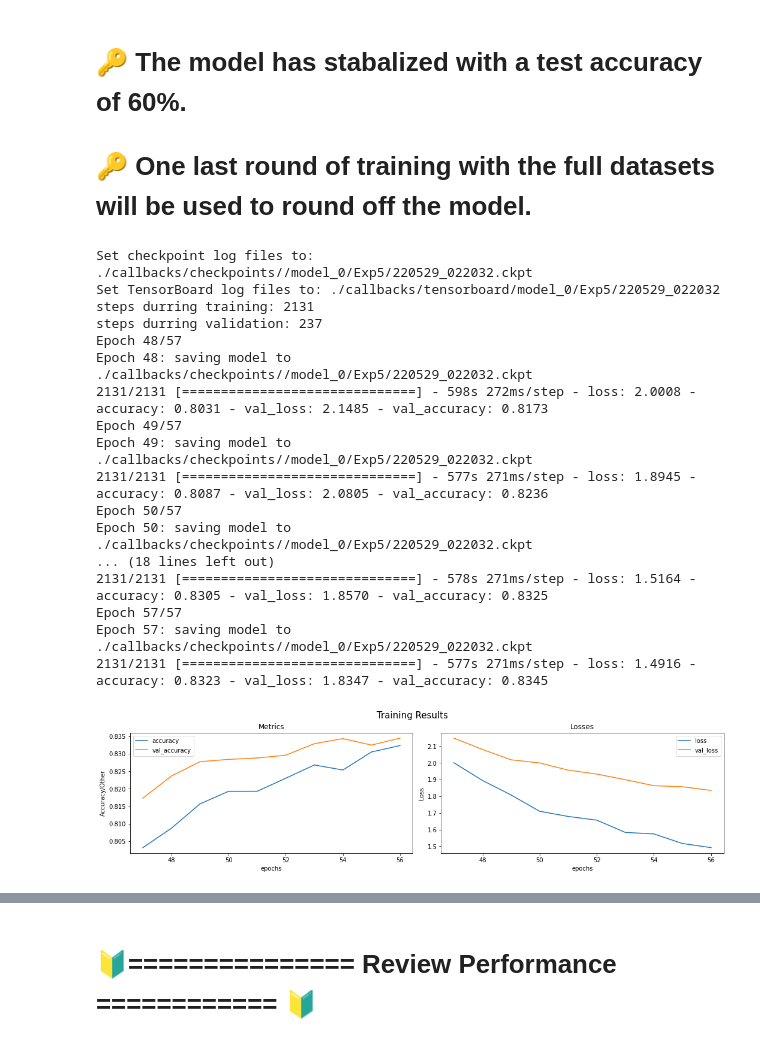
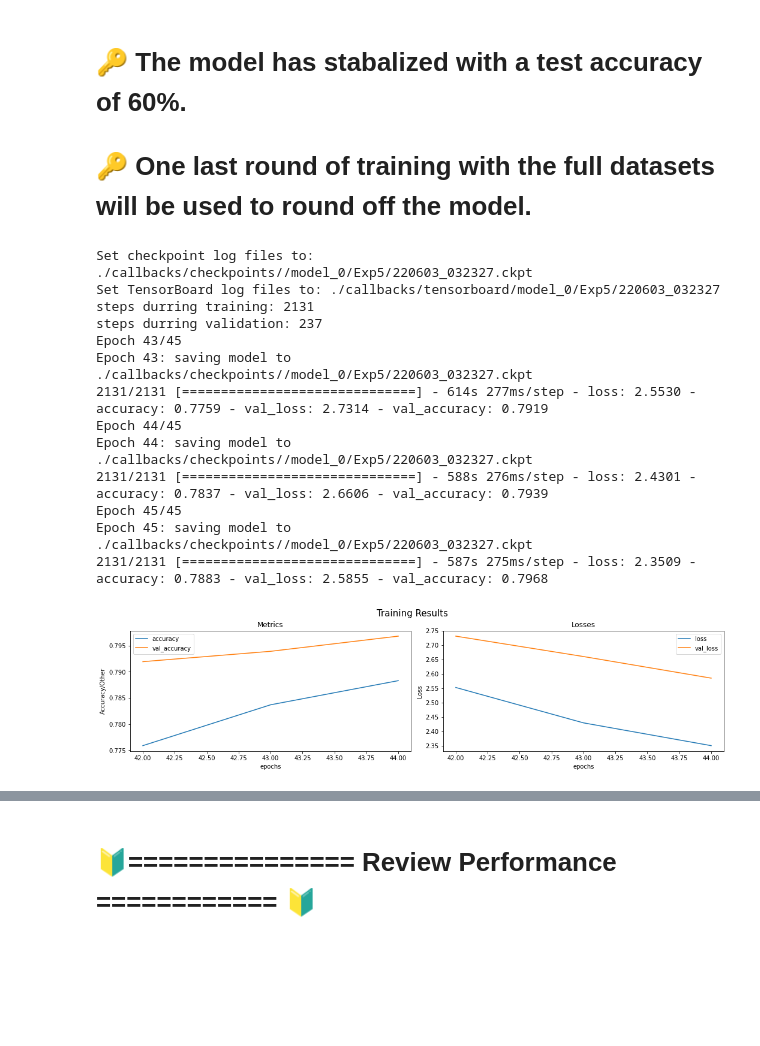
Before and after one commit to delta2echo/tensorflow_portfolio, a Jupyter notebook: 04_Transfer_Learning/04_Transfer_Learning_Project.ipynb, the cells around one changed output, grey strips where cells are left out. Drawn from its saved outputs; the diff is of its cells as text; code cells hidden in the pictures; blank space fills up the shorter version.

```diff
--- a/04_Transfer_Learning/04_Transfer_Learning_Project.ipynb
+++ b/04_Transfer_Learning/04_Transfer_Learning_Project.ipynb
@@ -255,9 +255,9 @@ ExpNum = CNTR(1)
 layer_data_augment = Sequential([Input(shape=INPUT_SHAPE,name='Aug_Input'),
                                  RandomFlip('horizontal',seed=SEED+1),
                                  RandomRotation(factor=(-0.10,0.10),seed=SEED+2),
-                                 RandomHeight(factor=0.10,seed=SEED+3),
-                                 RandomWidth(factor=0.10,seed=SEED+4),
-                                 RandomZoom(height_factor=0.10,seed=SEED+5),
+                                 RandomHeight(factor=0.05,seed=SEED+3),
+                                 RandomWidth(factor=0.05,seed=SEED+4),
+                                 RandomZoom(height_factor=0.08,seed=SEED+5),
                                  Resizing(height=IMG_SIZE[0],width=IMG_SIZE[1])
                                 ],name='Data_Augmentation')
 
@@ -493,7 +503,7 @@ Show_Is_Trainable(layer_EffNet,3)
 812 top_activation                       True
 # %%
 DATA_PERCENT = 0.75
-new_epochs = 10
+new_epochs = 5
 last_epoch_number = history_0.epoch[-1]
 total_epochs = last_epoch_number + new_epochs
 
@@ -553,49 +565,45 @@ layer_EffNet.trainable = False
 # %%
 DATA_PERCENT = 1.0
-new_epochs = 10
+new_epochs = 3
 last_epoch_number = history_0.epoch[-1]
 total_epochs = last_epoch_number + new_epochs
 
 model_0.compile(optimizer=optimizers.Adam(learning_rate=10**-5),
                 loss=LOSS,
                 metrics=['accuracy'])
 
 Exp = ExpNum()
 checkpoint_file = './callbacks/checkpoints/'
 checkpoint_M0 = create_checkpoint_callback(dir_name=checkpoint_file,
                                            experiment_name=f'model_0/Exp{Exp}')
 
 
 tensorboard_files = './callbacks/tensorboard'
 tb_M0 = create_tensorboard_callback(dir_name=tensorboard_files,
                                     experiment_name=f'model_0/Exp{Exp}')
 
 model_0, history_0 = ContinueTraining(trn_data=train_data,
                                       val_data=valid_data,
                                       model=model_0,
                                       callbacks=[checkpoint_M0,tb_M0],
                                       epochs=total_epochs,
                                       initial_epoch=last_epoch_number,
                                       train_percent=DATA_PERCENT,
                                       validation_percent=DATA_PERCENT,
                                       verbose=1)
 # %% [output]
-Set checkpoint log files to: ./callbacks/checkpoints//model_0/Exp5/220529_022032.ckpt
-Set TensorBoard log files to: ./callbacks/tensorboard/model_0/Exp5/220529_022032
+Set checkpoint log files to: ./callbacks/checkpoints//model_0/Exp5/220603_032327.ckpt
+Set TensorBoard log files to: ./callbacks/tensorboard/model_0/Exp5/220603_032327
 steps durring training: 2131
 steps durring validation: 237
-Epoch 48/57
-Epoch 48: saving model to ./callbacks/checkpoints//model_0/Exp5/220529_022032.ckpt
-2131/2131 [==============================] - 598s 272ms/step - loss: 2.0008 - accuracy: 0.8031 - val_loss: 2.1485 - val_accuracy: 0.8173
-Epoch 49/57
-Epoch 49: saving model to ./callbacks/checkpoints//model_0/Exp5/220529_022032.ckpt
-2131/2131 [==============================] - 577s 271ms/step - loss: 1.8945 - accuracy: 0.8087 - val_loss: 2.0805 - val_accuracy: 0.8236
-Epoch 50/57
-Epoch 50: saving model to ./callbacks/checkpoints//model_0/Exp5/220529_022032.ckpt
-... (18 lines left out)
-2131/2131 [==============================] - 578s 271ms/step - loss: 1.5164 - accuracy: 0.8305 - val_loss: 1.8570 - val_accuracy: 0.8325
-Epoch 57/57
-Epoch 57: saving model to ./callbacks/checkpoints//model_0/Exp5/220529_022032.ckpt
-2131/2131 [==============================] - 577s 271ms/step - loss: 1.4916 - accuracy: 0.8323 - val_loss: 1.8347 - val_accuracy: 0.8345
+Epoch 43/45
+Epoch 43: saving model to ./callbacks/checkpoints//model_0/Exp5/220603_032327.ckpt
+2131/2131 [==============================] - 614s 277ms/step - loss: 2.5530 - accuracy: 0.7759 - val_loss: 2.7314 - val_accuracy: 0.7919
+Epoch 44/45
+Epoch 44: saving model to ./callbacks/checkpoints//model_0/Exp5/220603_032327.ckpt
+2131/2131 [==============================] - 588s 276ms/step - loss: 2.4301 - accuracy: 0.7837 - val_loss: 2.6606 - val_accuracy: 0.7939
+Epoch 45/45
+Epoch 45: saving model to ./callbacks/checkpoints//model_0/Exp5/220603_032327.ckpt
+2131/2131 [==============================] - 587s 275ms/step - loss: 2.3509 - accuracy: 0.7883 - val_loss: 2.5855 - val_accuracy: 0.7968
-[figure, old version]
+[figure, new version]
 # %%
```
Also changed, not shown: parts of 35 cells of this notebook.
